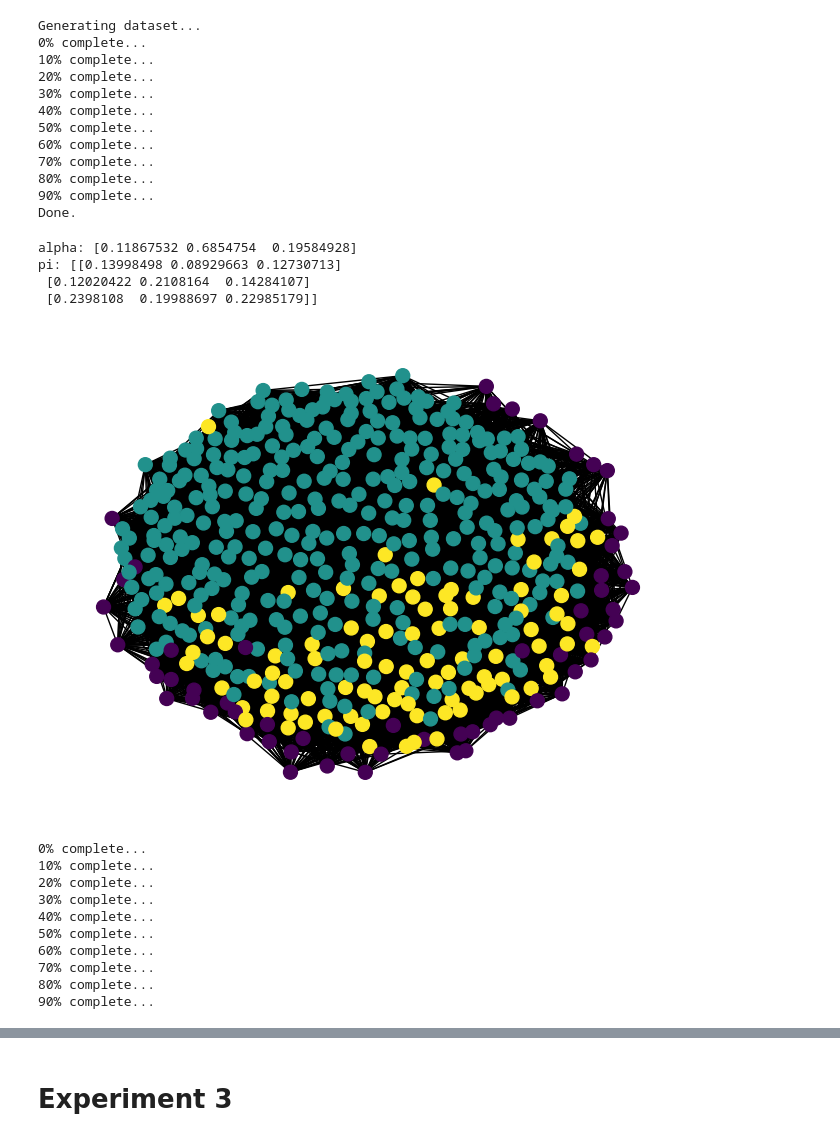
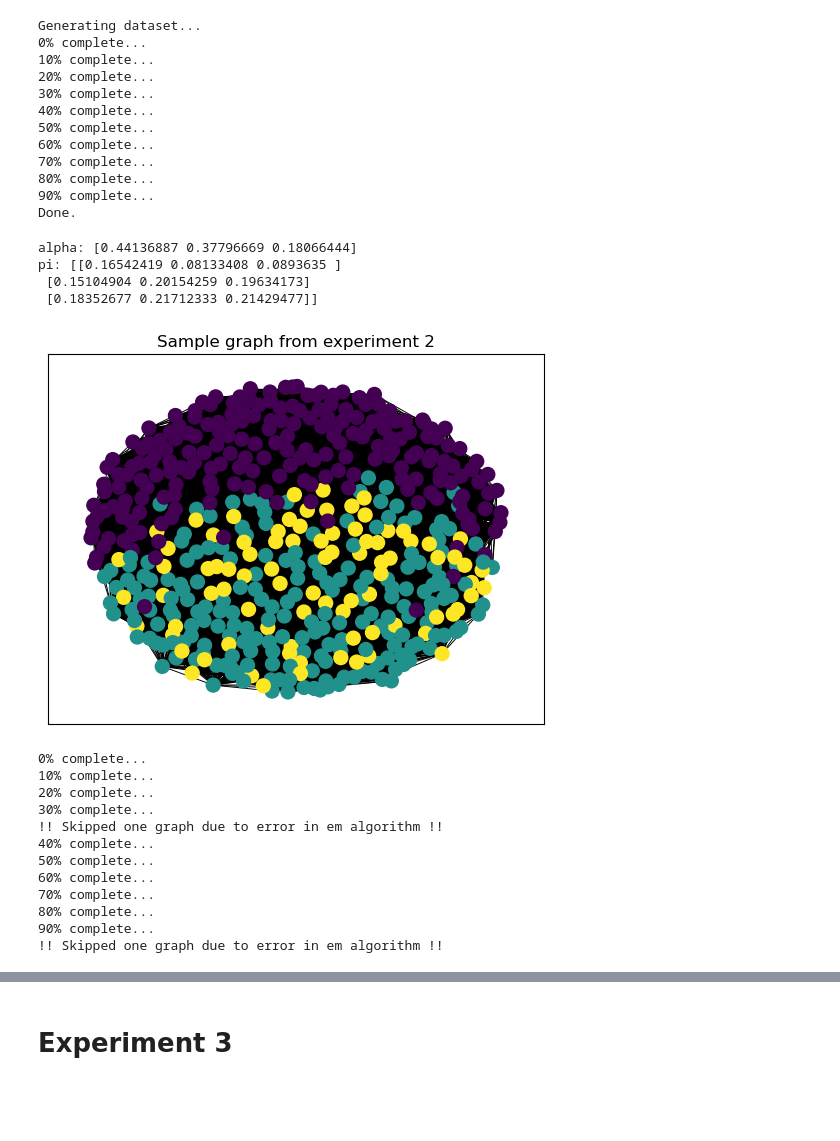
Before and after one commit to bastienlc/SBM-EM, a Jupyter notebook: experiments_SBM.ipynb, the cells around one changed output, grey strips where cells are left out. Drawn from its saved outputs; the diff is of its cells as text; code cells hidden in the pictures; blank space fills up the shorter version.

```diff
--- a/experiments_SBM.ipynb
+++ b/experiments_SBM.ipynb
@@ -73,29 +85,31 @@ Generating dataset...
 90% complete...
 Done.
 # %%
-X, Z, alpha, pi = graph_and_params_from_archive(f"SBM/experiment_{experiment}/graph_2.npz")
+X, Z, alpha, pi = graph_and_params_from_archive(f"SBM/experiment_{experiment}/graph_7.npz")
 print("alpha:", alpha)
 print("pi:", pi)
-draw_graph(X, Z, tight=True)
+draw_graph(X, Z, tight=True, dense=True, title=f"Sample graph from experiment {experiment}")
 # %% [output]
-alpha: [0.11867532 0.6854754  0.19584928]
-pi: [[0.13998498 0.08929663 0.12730713]
- [0.12020422 0.2108164  0.14284107]
- [0.2398108  0.19988697 0.22985179]]
+alpha: [0.44136887 0.37796669 0.18066444]
+pi: [[0.16542419 0.08133408 0.0893635 ]
+ [0.15104904 0.20154259 0.19634173]
+ [0.18352677 0.21712333 0.21429477]]
-[figure, old version]
+[figure, new version]
 # %%
-launch_experiment(experiment, n_init=5, n_iter=100)
+launch_experiment(experiment, n_init=1, n_iter=100)
 # %% [output]
 0% complete...
 10% complete...
 20% complete...
 30% complete...
+!! Skipped one graph due to error in em algorithm !!
 40% complete...
 50% complete...
 60% complete...
 70% complete...
 80% complete...
 90% complete...
+!! Skipped one graph due to error in em algorithm !!
 # %%
 write_report(experiment)
 # %%
```
Also changed, not shown: parts of 18 cells of this notebook, 4 other files.
